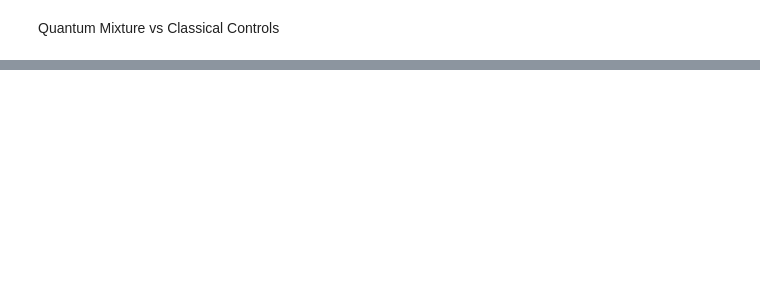
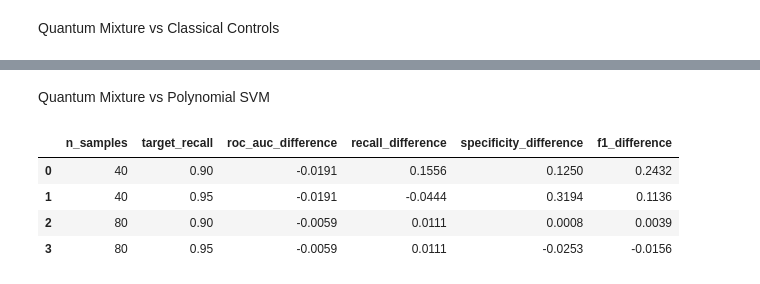
Before and after one commit to mena-04/qml, a Jupyter notebook: phases2_5.ipynb, the cells around one changed output, grey strips where cells are left out. Saved outputs shown, nothing was run; the diff lists cells and outputs as text; code cells hidden in the pictures; blank space fills up the shorter version.

```diff
--- a/phases2_5.ipynb
+++ b/phases2_5.ipynb
@@ -4410,0 +5176,64 @@ p512_differences.to_csv(
+# %% [markdown]
+Quantum Mixture vs Polynomial SVM
+# %%
+
+quantum_results = p513_df[
+    p513_df["model"] == "Quantum Mixture"
+].copy()
+
+polynomial_results = p514_df[
+    p514_df["target"] != "default"
+].copy()
+
+polynomial_results["target_recall"] = (
+    polynomial_results["target"].astype(float)
+)
+
+paired = quantum_results.merge(
+    polynomial_results,
+    on=[
+        "n_samples",
+        "seed",
+        "fold",
+        "target_recall"
+    ],
+    suffixes=("_quantum", "_polynomial"),
+    validate="one_to_one"
+)
+
+for metric in [
+    "roc_auc",
+    "recall",
+    "specificity",
+    "f1"
+]:
+    paired[f"{metric}_difference"] = (
+        paired[f"{metric}_quantum"]
+        - paired[f"{metric}_polynomial"]
+    )
+
+p514_comparison = (
+    paired
+    .groupby(["n_samples", "target_recall"])
+    [[
+        "roc_auc_difference",
+        "recall_difference",
+        "specificity_difference",
+        "f1_difference"
+    ]]
+    .mean()
+    .reset_index()
+)
+
+display(p514_comparison.round(4))
+
+p514_comparison.to_csv(
+    P514_DIR / "phase514_quantum_comparison.csv",
+    index=False
+)
+# %% [output]
+|  | n_samples | target_recall | roc_auc_difference | recall_difference | specificity_difference | f1_difference |
+| 0 | 40 | 0.90 | -0.0191 | 0.1556 | 0.1250 | 0.2432 |
+| 1 | 40 | 0.95 | -0.0191 | -0.0444 | 0.3194 | 0.1136 |
+| 2 | 80 | 0.90 | -0.0059 | 0.0111 | 0.0008 | 0.0039 |
+| 3 | 80 | 0.95 | -0.0059 | 0.0111 | -0.0253 | -0.0156 |
```
Also changed, not shown: parts of 22 cells of this notebook.
